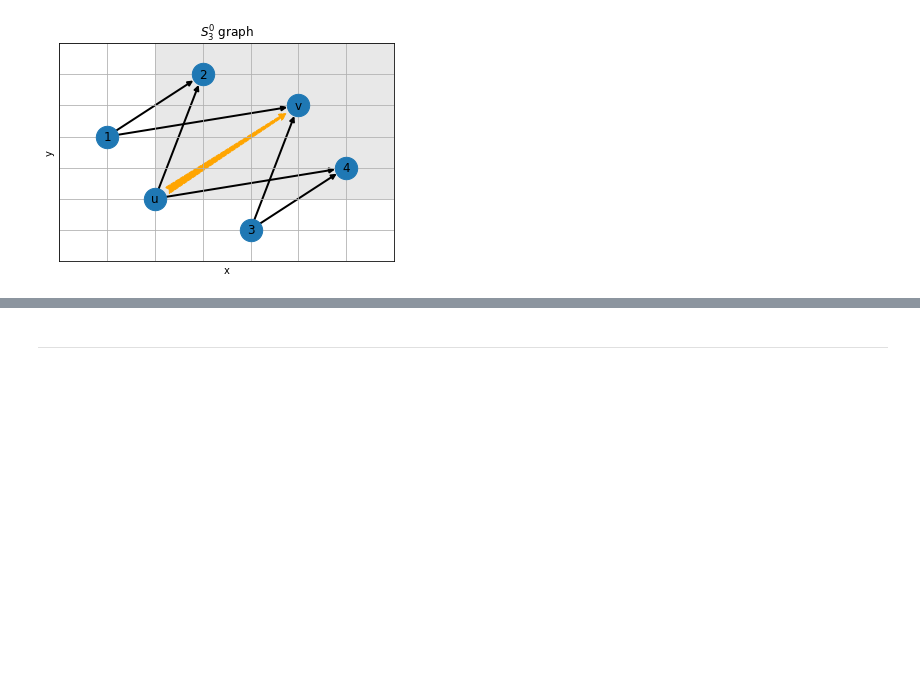
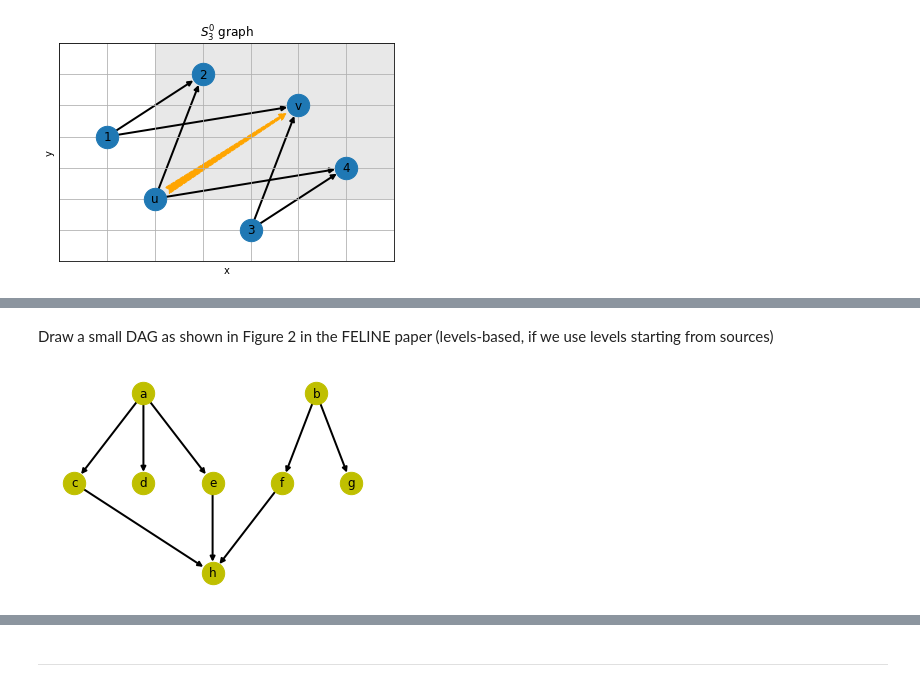
Before and after one commit to jnareb/git-commit-graph-ext, a Jupyter notebook: 03_example_graphs.ipynb, the cells around one changed output, grey strips where cells are left out. Drawn from its saved outputs; the diff is of its cells as text; code cells hidden in the pictures; blank space fills up the shorter version.

```diff
--- a/03_example_graphs.ipynb
+++ b/03_example_graphs.ipynb
@@ -105,0 +147,11 @@ nx.draw_networkx(DG,pos=DG.pos,
+# %% [markdown]
+Draw a small DAG as shown in Figure 2 in the FELINE paper (levels-based, if we use levels starting from sources)
+# %%
+#@title Draw a small DAG, as in Figure 2 (source levels-based)
+limits = plt.axis('off')
+sd=small_DAG_FELINE()
+nx.draw_networkx(sd,
+                 pos={'a':(2,3),'b':(4.5,3),'c':(1,2),'d':(2,2),'e':(3,2),'f':(4,2),'g':(5,2),'h':(3,1)},
+                 node_size=500,width=2.0,node_color='y')
+# %% [output]
+[figure, added]
```
Also changed, not shown: parts of 24 cells of this notebook, 2 other files.
